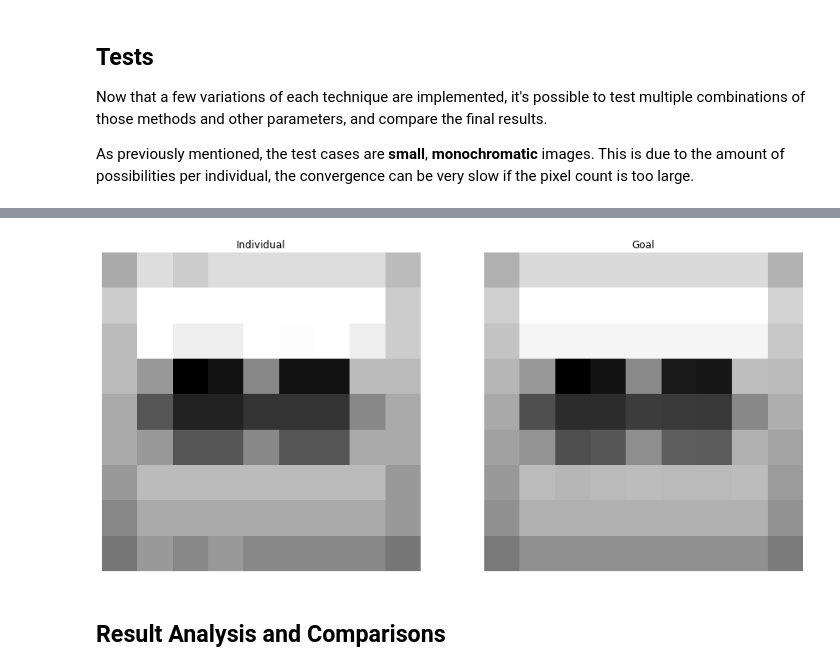
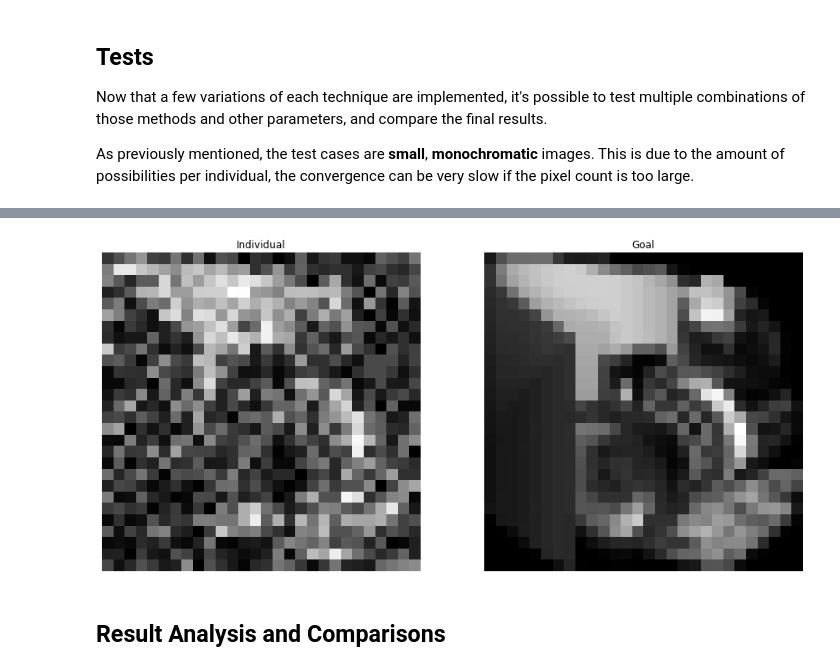
Before and after one commit to VFerrari/IntroductionToAI, a Jupyter notebook: Project2/Project2.ipynb, the cells around one changed output, grey strips where cells are left out. Drawn from its saved outputs; the diff is of its cells as text; code cells hidden in the pictures.

```diff
--- a/Project2/Project2.ipynb
+++ b/Project2/Project2.ipynb
@@ -226,6 +226,9 @@ def tournament(self, k, N, P, T):
 def ranked(self):
     fit = self.all_fits
     size = self.pop_size
+
+    # Exponential transfer.
+    fit = np.sqrt(fit+1)
 
     # Roulette method: select N/2 individuals from the population,
     # with proportional probabilities to their fitness values.
@@ -613,5 +616,5 @@ ga = GeneticAlgorithm(
     replace   = (elitism,None)
     )
 
-ga.test('images/flickr.png')
+ga.test('images/small.png')
 # %% [output]
@@ -620,4 +623,4 @@ Elapsed time: 1592172768.3295836
-[figure, old version]
+[figure, new version]
 # %% [markdown]
 ## **Result Analysis and Comparisons**
 # %% [markdown]
```
Also changed, not shown: parts of 1 cell of this notebook.
